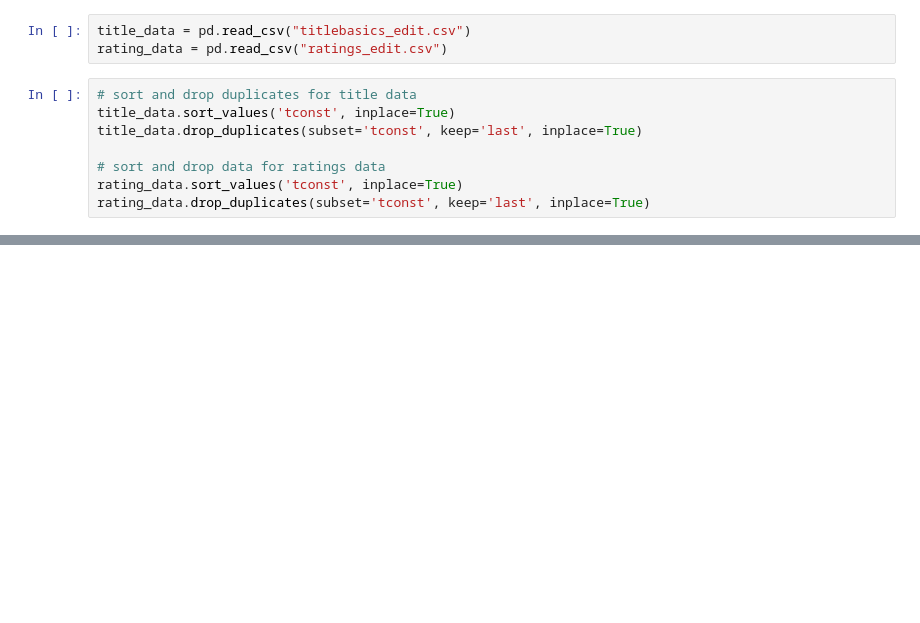
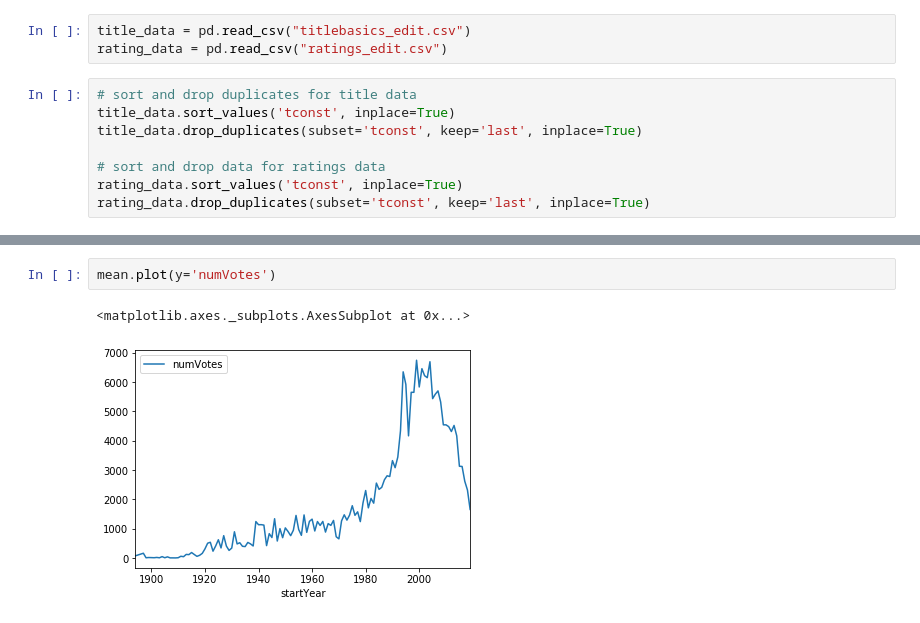
Before and after one commit to CostaDiver/5400Project, a Jupyter notebook: 5400 Project.ipynb, the cells around one changed output, grey strips where cells are left out. Drawn from its saved outputs; the diff is of its cells as text; blank space fills up the shorter version.

```diff
--- a/5400 Project.ipynb
+++ b/5400 Project.ipynb
@@ -48,0 +48,5 @@ data.head()
+# %%
+mean.plot(y='numVotes')
+# %% [output]
+<matplotlib.axes._subplots.AxesSubplot at 0x...>
+[figure, added]
```
Also changed, not shown: parts of 9 cells of this notebook, 1 other file.
